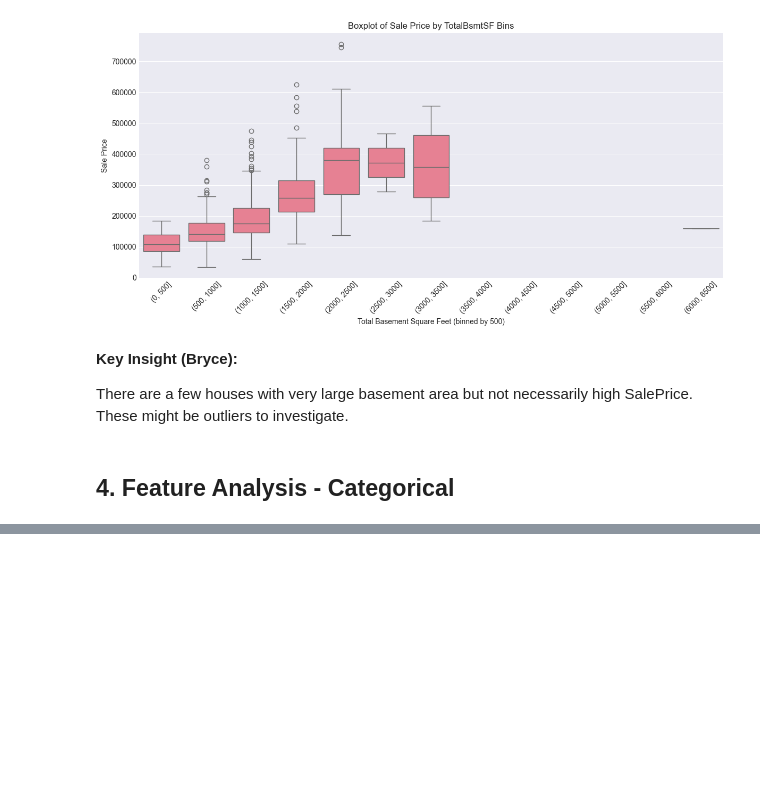
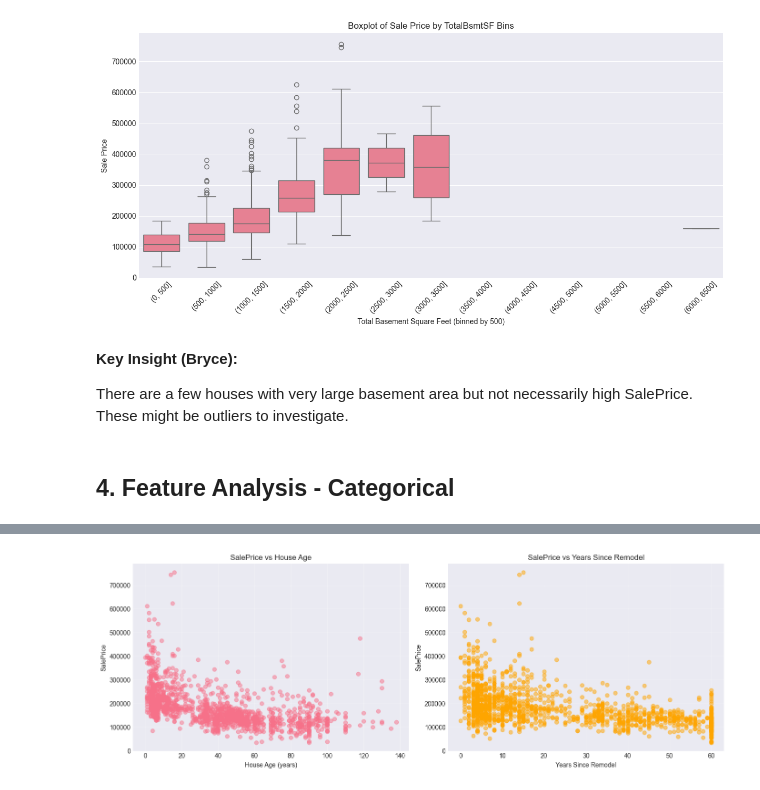
Before and after one commit to Blim3202/House-Prices-Kaggle, a Jupyter notebook: Notebooks/01_eda_analysis.ipynb, the cells around one changed output, grey strips where cells are left out. Saved outputs shown, nothing was run; the diff lists cells and outputs as text; code cells hidden in the pictures; blank space fills up the shorter version.

```diff
--- a/Notebooks/01_eda_analysis.ipynb
+++ b/Notebooks/01_eda_analysis.ipynb
@@ -297,0 +361,23 @@ There are a few houses with very large basement area but not necessarily high Sa
+# %%
+# Create age features for EDA
+df_train_clean['HouseAge'] = 2010 - df_train_clean['YearBuilt']  # 2010 is last year in dataset
+df_train_clean['RemodAge'] = 2010 - df_train_clean['YearRemodAdd']
+
+fig, axes = plt.subplots(1, 2, figsize=(14, 5))
+
+axes[0].scatter(df_train_clean['HouseAge'], df_train_clean['SalePrice'], alpha=0.5)
+axes[0].set_xlabel('House Age (years)')
+axes[0].set_ylabel('SalePrice')
+axes[0].set_title('SalePrice vs House Age')
+axes[0].grid(True, alpha=0.3)
+
+axes[1].scatter(df_train_clean['RemodAge'], df_train_clean['SalePrice'], alpha=0.5, color='orange')
+axes[1].set_xlabel('Years Since Remodel')
+axes[1].set_ylabel('SalePrice')
+axes[1].set_title('SalePrice vs Years Since Remodel')
+axes[1].grid(True, alpha=0.3)
+
+plt.tight_layout()
+plt.show()
+# %% [output]
+[figure, added]
```
Also changed, not shown: parts of 12 cells of this notebook, 4 other files.
